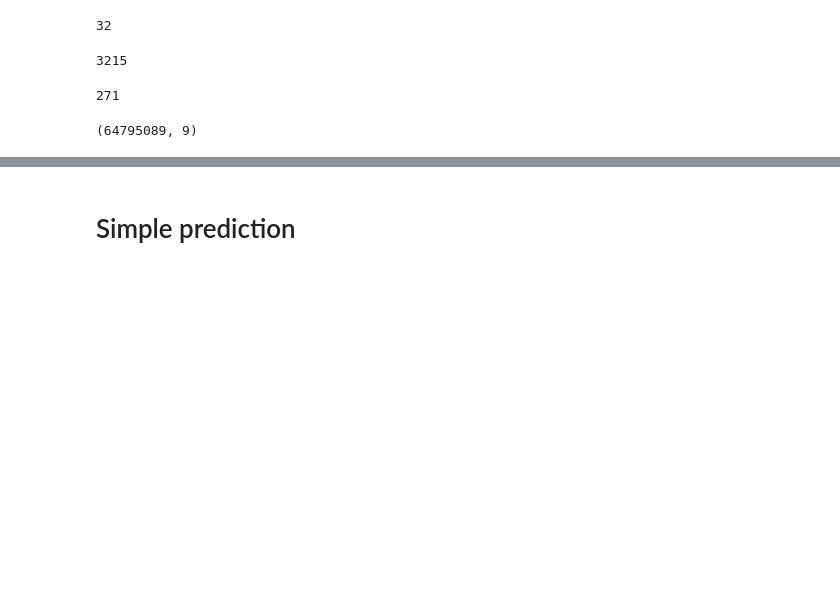
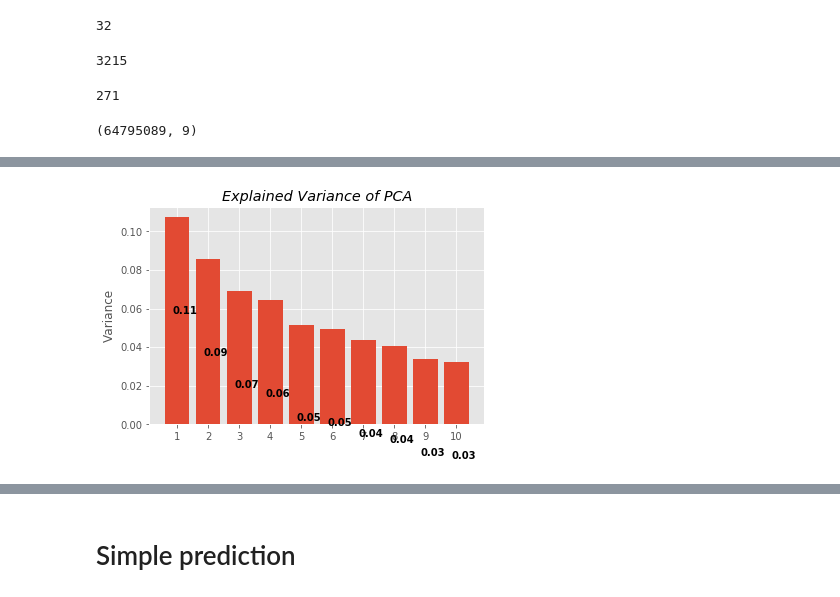
Before and after one commit to Sitorias/AdPrediction, a Jupyter notebook: Task 3 - Ad Prediction - Leo.ipynb, the cells around one changed output, grey strips where cells are left out. Saved outputs shown, nothing was run; the diff lists cells and outputs as text; code cells hidden in the pictures; blank space fills up the shorter version.

```diff
--- a/Task 3 - Ad Prediction - Leo.ipynb
+++ b/Task 3 - Ad Prediction - Leo.ipynb
@@ -276,0 +306,10 @@ train.to_csv("train_extended.csv",index=False)
+# %%
+#average money spent
+total_money_spent = train.groupby(["user"])["price"].mean()
+total_money_spent = total_money_spent.to_frame().reset_index().rename(index=str,columns={"price":"mean_money_spent"})
+train = pd.merge(train,total_money_spent,how="left",left_on=["user"], right_on=["user"])
+# %%
+#average money spent in category
+total_money_spent_cate = train.groupby(["user","cate_id"])["price"].mean()
+total_money_spent_cate = total_money_spent_cate.to_frame().reset_index().rename(index=str,columns={"price":"mean_money_spent_cate"})
+train = pd.merge(train,total_money_spent_cate,how="left",left_on=["user","cate_id"], right_on=["user","cate_id"])
@@ -276,0 +369,23 @@ train.to_csv("train_extended.csv",index=False)
+# %%
+from sklearn.preprocessing import StandardScaler
+scaler = StandardScaler()
+# Fit on training set only.
+drop = ["user","unix","time_stamp"]
+train_input=train.fillna(-1).drop(drop,axis=1)
+scaler.fit(train_input)
+
+# Apply transform to both the training set and the test set.
+train_scaled = scaler.transform(train_input)
+# %%
+import numpy as np
+from sklearn.decomposition import PCA
+
+n_components = 10
+pca = PCA(n_components=n_components, svd_solver='full')
+
+principal_components = pca.fit_transform(train_scaled)
+principalDf = pd.concat([pd.DataFrame(data = principal_components), train.clk],axis=1)
+
+print(pca.explained_variance_ratio_)
+
+print(pca.singular_values_)
@@ -276,0 +406,14 @@ train.to_csv("train_extended.csv",index=False)
+# %%
+plt.style.use("ggplot")
+
+fig, ax = plt.subplots()
+x=[i for i in range(1,n_components+1)]
+values = pca.explained_variance_ratio_
+plt.bar(x,values)
+ax.set_xticks(x)
+ax.set_ylabel("Variance")
+ax.set_title("Explained Variance of PCA",fontstyle="italic")
+for i, v in enumerate(values):
+    ax.text( i+0.85, v - 0.05, np.round(v,2), color='black', fontweight='bold')
+# %% [output]
+[figure, added]
```
Also changed, not shown: parts of 44 cells of this notebook.
